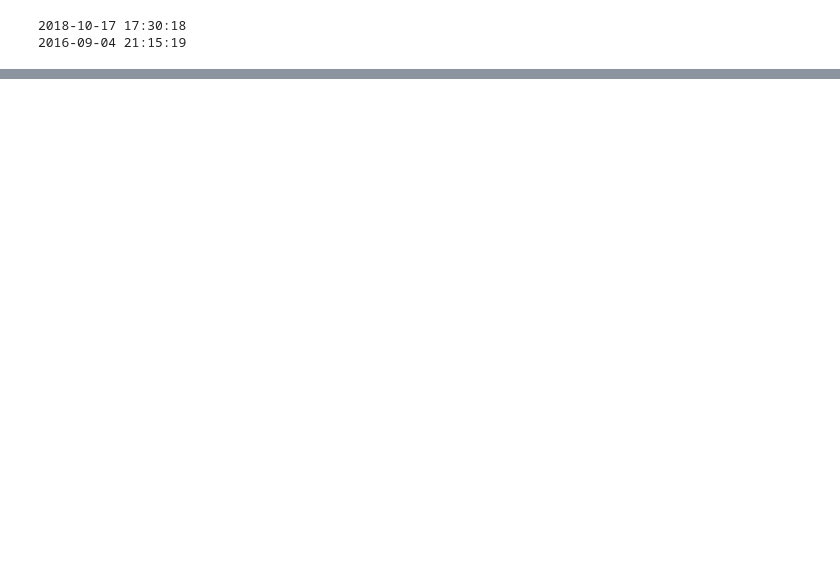
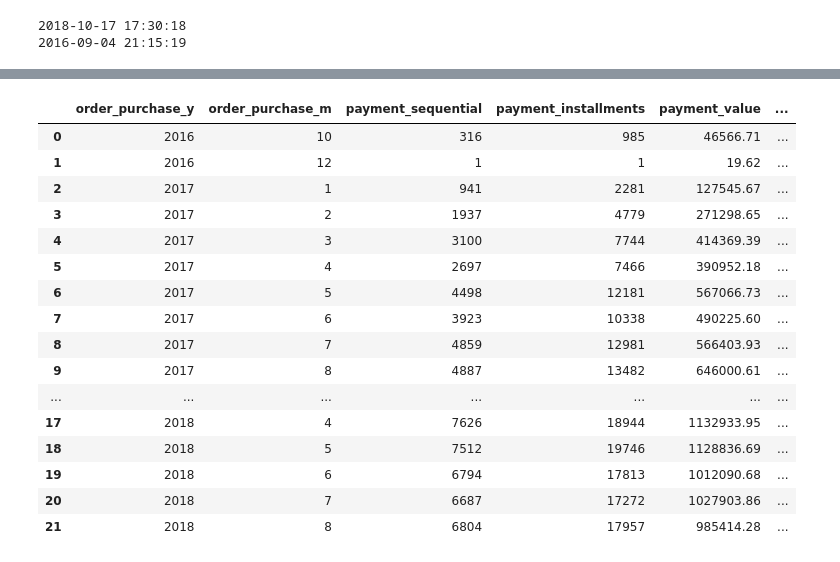
Before and after one commit to LiangYuDer/E-commerce-Analysis, a Jupyter notebook: ec_analysis.ipynb, the cells around one changed output, grey strips where cells are left out. Saved outputs shown, nothing was run; the diff lists cells and outputs as text; code cells hidden in the pictures; blank space fills up the shorter version.

```diff
--- a/ec_analysis.ipynb
+++ b/ec_analysis.ipynb
@@ -101,0 +88,23 @@ df_orders.groupby(["order_purchase_y_m"]).agg('count').sort_values(by=["order_pu
+# %%
+#扣掉 order_status = cancel 的欄位
+revenue = order_data[order_data["order_status"] == "delivered"].groupby(["order_purchase_y","order_purchase_m"]).agg('sum').sort_values(by=["order_purchase_y","order_purchase_m"]).reset_index()
+revenue["order_purchase_y_m"] = revenue["order_purchase_y"].astype(str) + "-" + revenue["order_purchase_m"].astype(str)
+revenue
+# %% [output]
+|  | order_purchase_y | order_purchase_m | payment_sequential | payment_installments | payment_value | ... |
+| 0 | 2016 | 10 | 316 | 985 | 46566.71 | ... |
+| 1 | 2016 | 12 | 1 | 1 | 19.62 | ... |
+| 2 | 2017 | 1 | 941 | 2281 | 127545.67 | ... |
+| 3 | 2017 | 2 | 1937 | 4779 | 271298.65 | ... |
+| 4 | 2017 | 3 | 3100 | 7744 | 414369.39 | ... |
+| 5 | 2017 | 4 | 2697 | 7466 | 390952.18 | ... |
+| 6 | 2017 | 5 | 4498 | 12181 | 567066.73 | ... |
+| 7 | 2017 | 6 | 3923 | 10338 | 490225.60 | ... |
+| 8 | 2017 | 7 | 4859 | 12981 | 566403.93 | ... |
+| 9 | 2017 | 8 | 4887 | 13482 | 646000.61 | ... |
+| ... | ... | ... | ... | ... | ... | ... |
+| 17 | 2018 | 4 | 7626 | 18944 | 1132933.95 | ... |
+| 18 | 2018 | 5 | 7512 | 19746 | 1128836.69 | ... |
+| 19 | 2018 | 6 | 6794 | 17813 | 1012090.68 | ... |
+| 20 | 2018 | 7 | 6687 | 17272 | 1027903.86 | ... |
+| 21 | 2018 | 8 | 6804 | 17957 | 985414.28 | ... |
```
Also changed, not shown: parts of 10 cells of this notebook.
